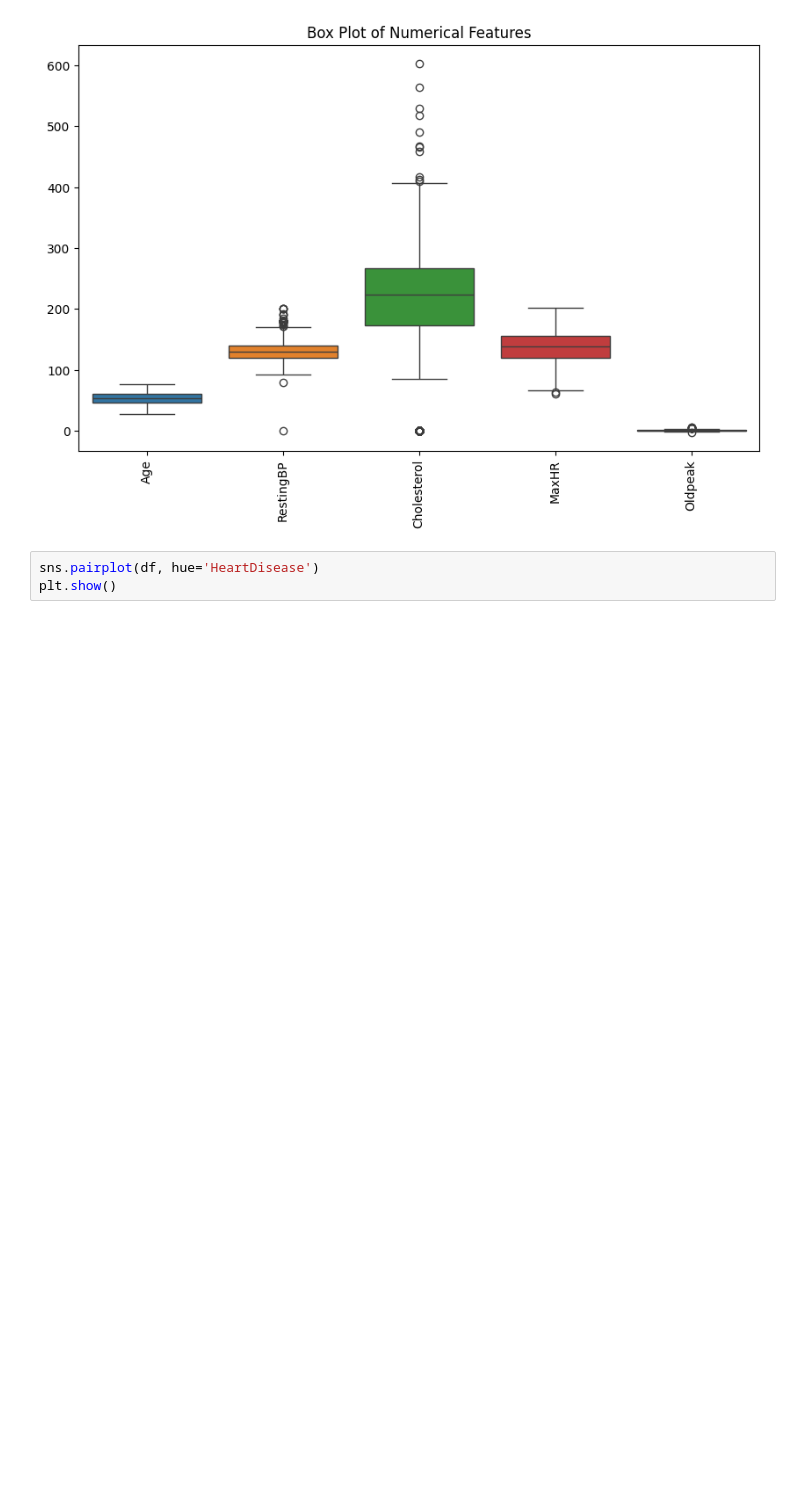
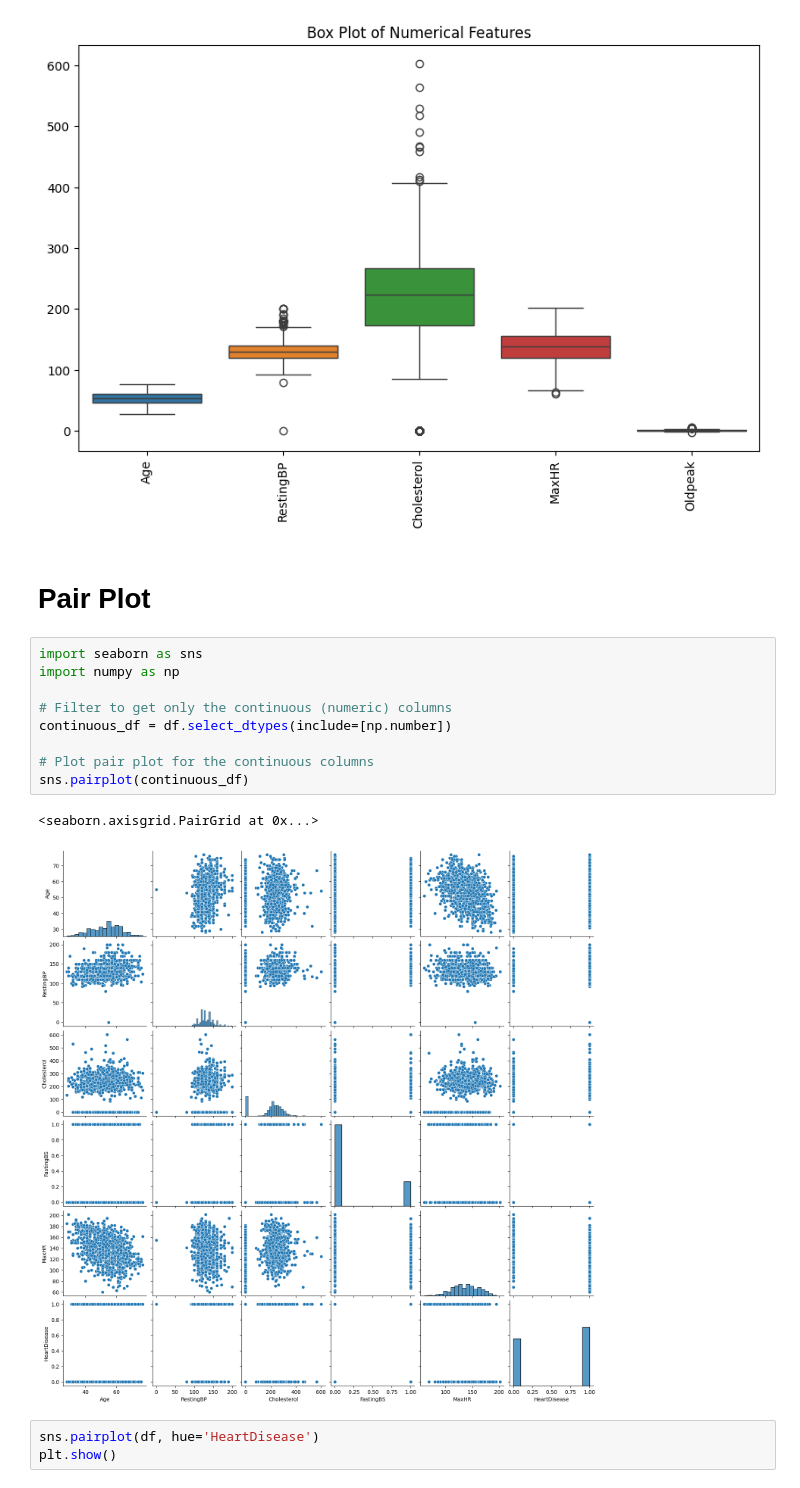
Before and after one commit to Habtom1999/Data-Analytics-Capstone, a Jupyter notebook: Data Preparation.ipynb, the cells around one changed output. Drawn from its saved outputs; the diff is of its cells as text; blank space fills up the shorter version.

```diff
--- a/Data Preparation.ipynb
+++ b/Data Preparation.ipynb
@@ -241,6 +241,20 @@ plt.xticks(rotation=90)
 plt.show()
 # %% [output]
 [figure]
+# %% [markdown]
+# Pair Plot
+# %%
+import seaborn as sns
+import numpy as np
+
+# Filter to get only the continuous (numeric) columns
+continuous_df = df.select_dtypes(include=[np.number])
+
+# Plot pair plot for the continuous columns
+sns.pairplot(continuous_df)
+# %% [output]
+<seaborn.axisgrid.PairGrid at 0x...>
+[figure, added]
 # %%
 sns.pairplot(df, hue='HeartDisease')
 plt.show()
```
Also changed, not shown: parts of 5 cells of this notebook.
